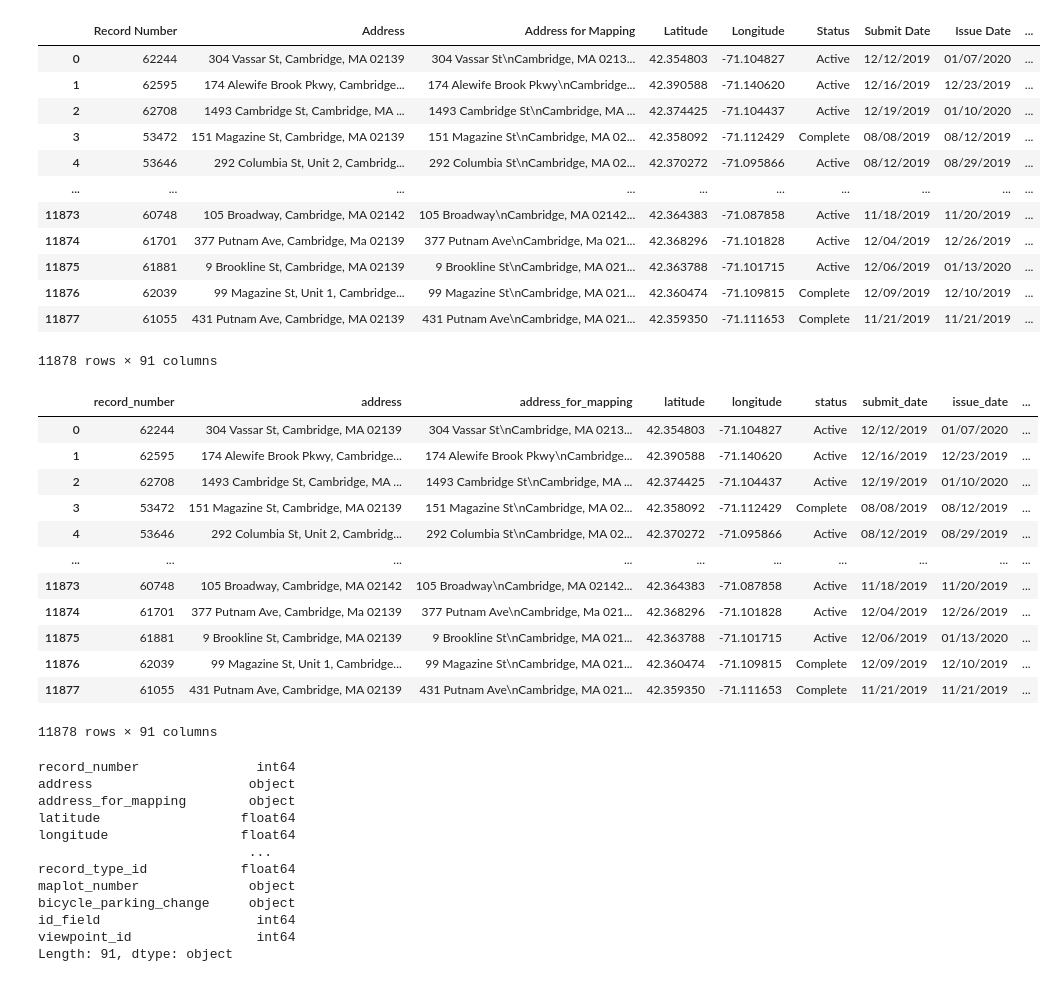
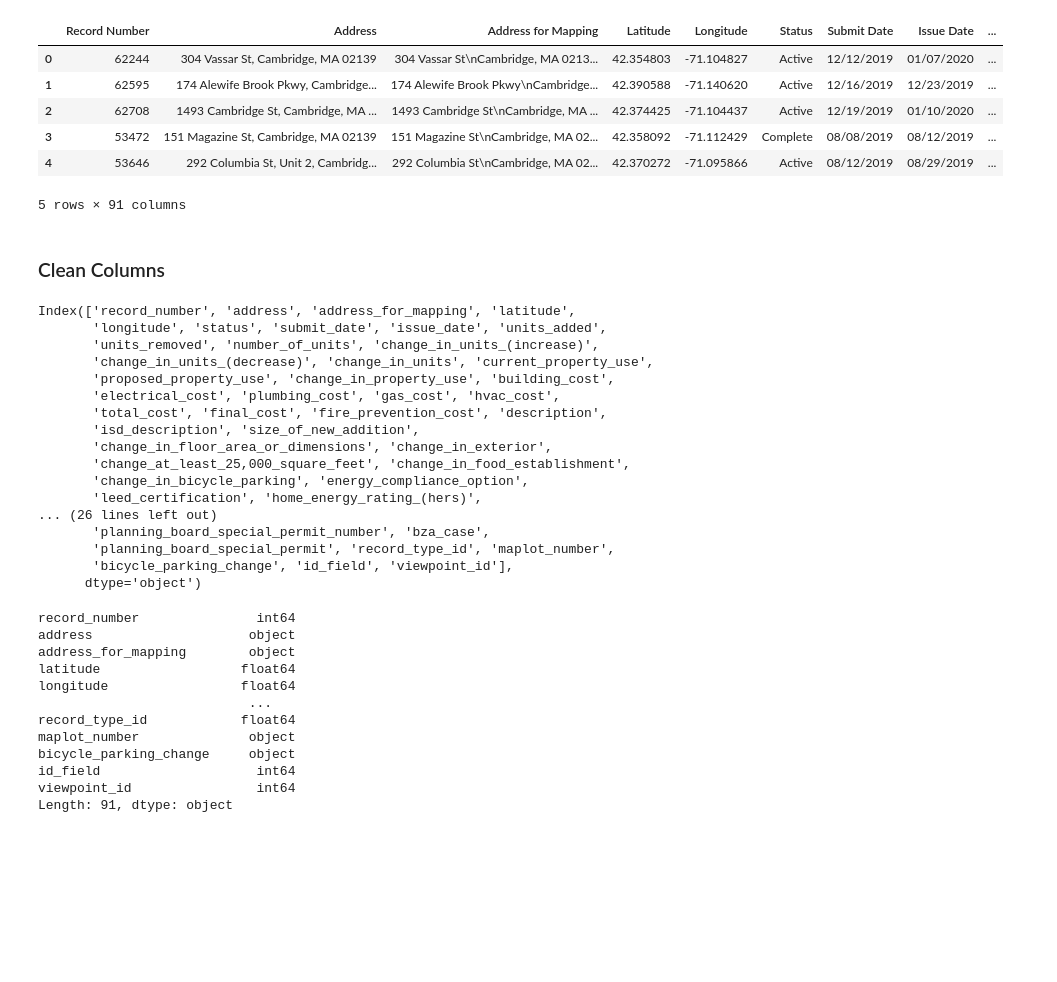
Before and after one commit to estebanba/book-rec, a Jupyter notebook: notebooks/cleaning_building_permits.ipynb, the cells around one changed output. Cells and saved outputs as stored; diff of their text form; code cells hidden in the pictures; blank space fills up the shorter version.

```diff
--- a/notebooks/cleaning_building_permits.ipynb
+++ b/notebooks/cleaning_building_permits.ipynb
@@ -11,39 +11,38 @@ from thefuzz import fuzz, process
 from collections import defaultdict
 # %%
 df = pd.read_csv("../data/raw/Building_Permits__Addition_Alteration_20250305.csv")
-df
+display(df.head(5))
 # %% [output]
 |  | Record Number | Address | Address for Mapping | Latitude | Longitude | Status | Submit Date | Issue Date | ... |
 | 0 | 62244 | 304 Vassar St, Cambridge, MA 02139 | 304 Vassar St\nCambridge, MA 0213... | 42.354803 | -71.104827 | Active | 12/12/2019 | 01/07/2020 | ... |
 | 1 | 62595 | 174 Alewife Brook Pkwy, Cambridge... | 174 Alewife Brook Pkwy\nCambridge... | 42.390588 | -71.140620 | Active | 12/16/2019 | 12/23/2019 | ... |
 | 2 | 62708 | 1493 Cambridge St, Cambridge, MA ... | 1493 Cambridge St\nCambridge, MA ... | 42.374425 | -71.104437 | Active | 12/19/2019 | 01/10/2020 | ... |
 | 3 | 53472 | 151 Magazine St, Cambridge, MA 02139 | 151 Magazine St\nCambridge, MA 02... | 42.358092 | -71.112429 | Complete | 08/08/2019 | 08/12/2019 | ... |
 | 4 | 53646 | 292 Columbia St, Unit 2, Cambridg... | 292 Columbia St\nCambridge, MA 02... | 42.370272 | -71.095866 | Active | 08/12/2019 | 08/29/2019 | ... |
-| ... | ... | ... | ... | ... | ... | ... | ... | ... | ... |
-| 11873 | 60748 | 105 Broadway, Cambridge, MA 02142 | 105 Broadway\nCambridge, MA 02142... | 42.364383 | -71.087858 | Active | 11/18/2019 | 11/20/2019 | ... |
-| 11874 | 61701 | 377 Putnam Ave, Cambridge, Ma 02139 | 377 Putnam Ave\nCambridge, Ma 021... | 42.368296 | -71.101828 | Active | 12/04/2019 | 12/26/2019 | ... |
-| 11875 | 61881 | 9 Brookline St, Cambridge, MA 02139 | 9 Brookline St\nCambridge, MA 021... | 42.363788 | -71.101715 | Active | 12/06/2019 | 01/13/2020 | ... |
-| 11876 | 62039 | 99 Magazine St, Unit 1, Cambridge... | 99 Magazine St\nCambridge, MA 021... | 42.360474 | -71.109815 | Complete | 12/09/2019 | 12/10/2019 | ... |
-| 11877 | 61055 | 431 Putnam Ave, Cambridge, MA 02139 | 431 Putnam Ave\nCambridge, MA 021... | 42.359350 | -71.111653 | Complete | 11/21/2019 | 11/21/2019 | ... |
-11878 rows × 91 columns
+5 rows × 91 columns
+# %% [markdown]
+### Clean Columns
 # %%
-# Clean Columns
 df.columns = df.columns.str.strip().str.lower().str.replace(" ", "_")  #Convert colummns to lowercase
-df
+df.columns
 # %% [output]
-|  | record_number | address | address_for_mapping | latitude | longitude | status | submit_date | issue_date | ... |
-| 0 | 62244 | 304 Vassar St, Cambridge, MA 02139 | 304 Vassar St\nCambridge, MA 0213... | 42.354803 | -71.104827 | Active | 12/12/2019 | 01/07/2020 | ... |
-| 1 | 62595 | 174 Alewife Brook Pkwy, Cambridge... | 174 Alewife Brook Pkwy\nCambridge... | 42.390588 | -71.140620 | Active | 12/16/2019 | 12/23/2019 | ... |
-| 2 | 62708 | 1493 Cambridge St, Cambridge, MA ... | 1493 Cambridge St\nCambridge, MA ... | 42.374425 | -71.104437 | Active | 12/19/2019 | 01/10/2020 | ... |
-| 3 | 53472 | 151 Magazine St, Cambridge, MA 02139 | 151 Magazine St\nCambridge, MA 02... | 42.358092 | -71.112429 | Complete | 08/08/2019 | 08/12/2019 | ... |
-| 4 | 53646 | 292 Columbia St, Unit 2, Cambridg... | 292 Columbia St\nCambridge, MA 02... | 42.370272 | -71.095866 | Active | 08/12/2019 | 08/29/2019 | ... |
-| ... | ... | ... | ... | ... | ... | ... | ... | ... | ... |
-| 11873 | 60748 | 105 Broadway, Cambridge, MA 02142 | 105 Broadway\nCambridge, MA 02142... | 42.364383 | -71.087858 | Active | 11/18/2019 | 11/20/2019 | ... |
-| 11874 | 61701 | 377 Putnam Ave, Cambridge, Ma 02139 | 377 Putnam Ave\nCambridge, Ma 021... | 42.368296 | -71.101828 | Active | 12/04/2019 | 12/26/2019 | ... |
-| 11875 | 61881 | 9 Brookline St, Cambridge, MA 02139 | 9 Brookline St\nCambridge, MA 021... | 42.363788 | -71.101715 | Active | 12/06/2019 | 01/13/2020 | ... |
-| 11876 | 62039 | 99 Magazine St, Unit 1, Cambridge... | 99 Magazine St\nCambridge, MA 021... | 42.360474 | -71.109815 | Complete | 12/09/2019 | 12/10/2019 | ... |
-| 11877 | 61055 | 431 Putnam Ave, Cambridge, MA 02139 | 431 Putnam Ave\nCambridge, MA 021... | 42.359350 | -71.111653 | Complete | 11/21/2019 | 11/21/2019 | ... |
-11878 rows × 91 columns
+Index(['record_number', 'address', 'address_for_mapping', 'latitude',
+       'longitude', 'status', 'submit_date', 'issue_date', 'units_added',
+       'units_removed', 'number_of_units', 'change_in_units_(increase)',
+       'change_in_units_(decrease)', 'change_in_units', 'current_property_use',
+       'proposed_property_use', 'change_in_property_use', 'building_cost',
+       'electrical_cost', 'plumbing_cost', 'gas_cost', 'hvac_cost',
+       'total_cost', 'final_cost', 'fire_prevention_cost', 'description',
+       'isd_description', 'size_of_new_addition',
+       'change_in_floor_area_or_dimensions', 'change_in_exterior',
+       'change_at_least_25,000_square_feet', 'change_in_food_establishment',
+       'change_in_bicycle_parking', 'energy_compliance_option',
+       'leed_certification', 'home_energy_rating_(hers)',
+... (26 lines left out)
+       'planning_board_special_permit_number', 'bza_case',
+       'planning_board_special_permit', 'record_type_id', 'maplot_number',
+       'bicycle_parking_change', 'id_field', 'viewpoint_id'],
+      dtype='object')
 # %%
 df.dtypes
 # %% [output]
```
Also changed, not shown: parts of 40 cells of this notebook, 13 other files.
